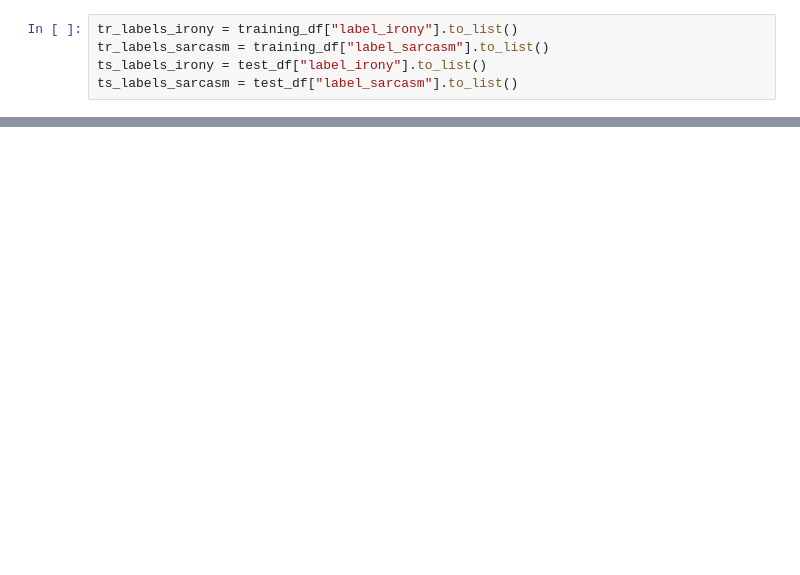
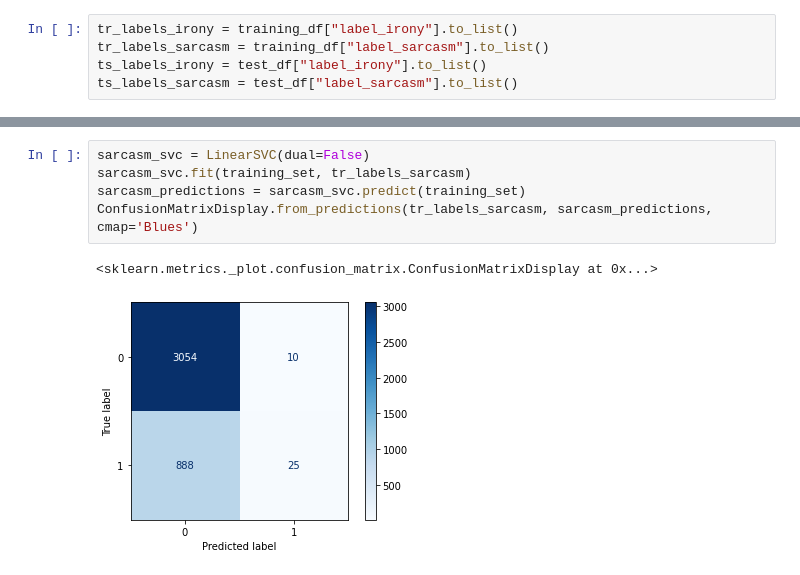
Before and after one commit to alicebergonzini/LCII_project, a Jupyter notebook: 1_svmUD/project.ipynb, the cells around one changed output, grey strips where cells are left out. Saved outputs shown, nothing was run; the diff lists cells and outputs as text; blank space fills up the shorter version.

```diff
--- a/1_svmUD/project.ipynb
+++ b/1_svmUD/project.ipynb
@@ -107,0 +176,8 @@ ts_labels_sarcasm = test_df["label_sarcasm"].to_list()
+# %%
+sarcasm_svc = LinearSVC(dual=False)
+sarcasm_svc.fit(training_set, tr_labels_sarcasm)
+sarcasm_predictions = sarcasm_svc.predict(training_set)
+ConfusionMatrixDisplay.from_predictions(tr_labels_sarcasm, sarcasm_predictions, cmap='Blues')
+# %% [output]
+<sklearn.metrics._plot.confusion_matrix.ConfusionMatrixDisplay at 0x...>
+[figure, added]
```
Also changed, not shown: parts of 27 cells of this notebook.
